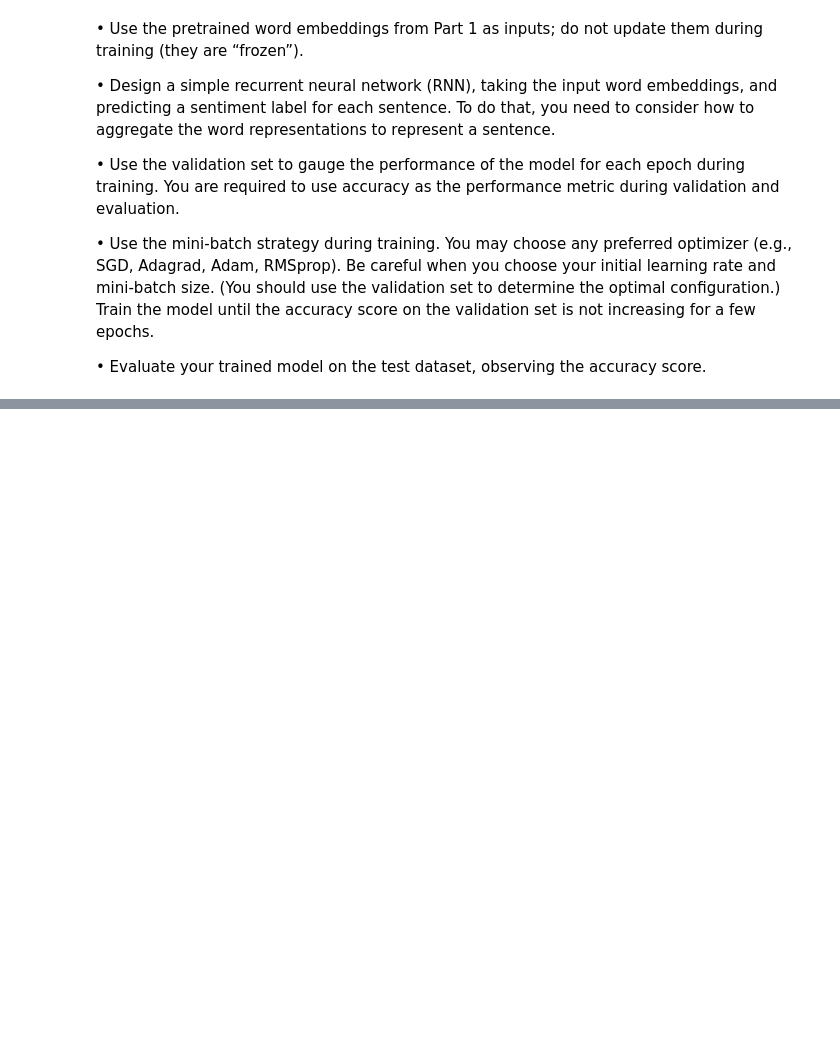
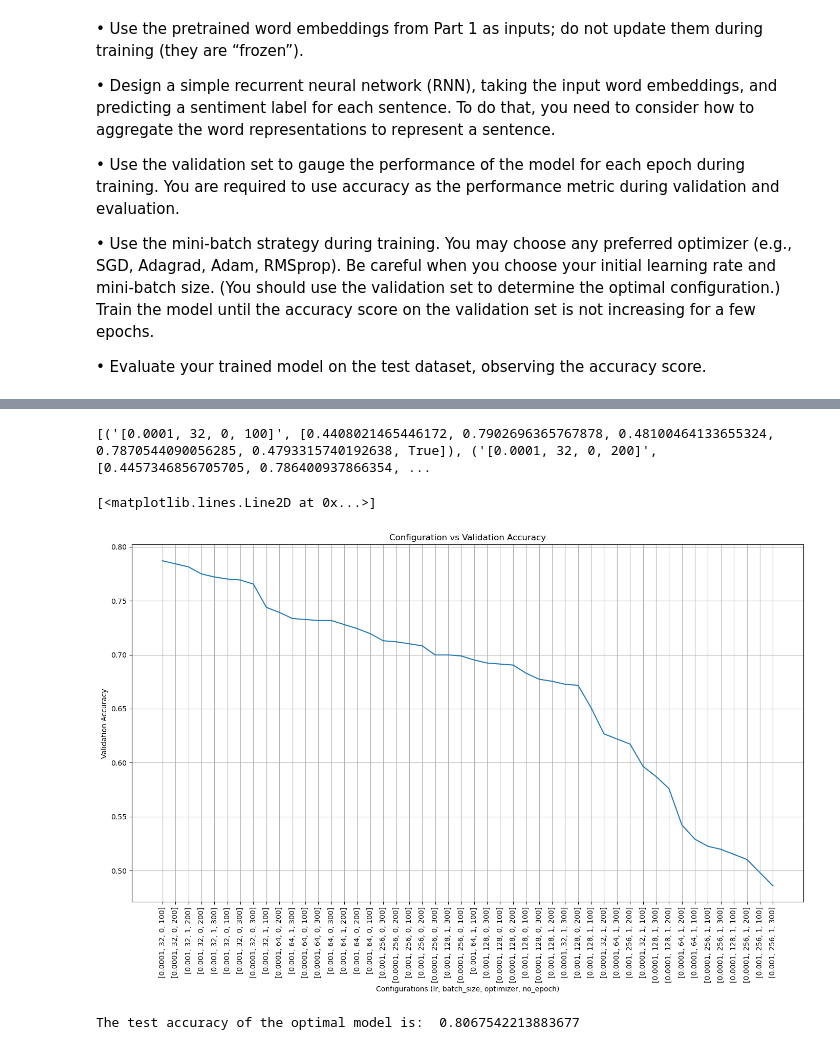
Before and after one commit to HiIAmTzeKean/SC4002-NLP, a Jupyter notebook: part_2.ipynb, the cells around one changed output, grey strips where cells are left out. Drawn from its saved outputs; the diff is of its cells as text; code cells hidden in the pictures; blank space fills up the shorter version.

```diff
--- a/part_2.ipynb
+++ b/part_2.ipynb
@@ -213,0 +786,6 @@ test set.
+# %%
+plot({"Train Acc": train_acc_mean_rnn, "Validation Acc": validation_acc_mean_rnn}, x_label="Epochs", y_label="Accuracy", title="Mean Pooling RNN Training and Validation Accuracy (Early Stop)")
+plot({"Train Loss": train_loss_mean_rnn, "Validation Loss": validation_loss_mean_rnn}, x_label="Epochs", y_label="Accuracy", title="Mean Pooling RNN Training and Validation Loss (Early Stop)")
+
+i = validation_acc_mean_rnn.index(max(validation_acc_mean_rnn))
+print("best performance (lowest validation loss) with validation acc:", max(validation_acc_mean_rnn), "validation loss:", validation_loss_mean_rnn[i])
@@ -213,0 +855,11 @@ test set.
+# %%
+# init searching configurations
+no_epochs = [100, 200, 300]
+lrs = [0.0001, 0.001]
+batch_sizes = [32, 64, 128, 256]
+optimizers = [torch.optim.Adam, torch.optim.SGD]
+
+# set fixed hyperparameters
+hidden_size=128
+num_layers=2
+dropout=0.3
@@ -213,0 +944,2 @@ test set.
+# %%
+results = find_optimal_model_1(no_epochs=no_epochs, lrs=lrs, optimizers=optimizers, batch_sizes=batch_sizes)
@@ -213,0 +967,21 @@ test set.
+# %%
+
+sorted_results = sorted(results.items(), key=lambda x: x[1][3], reverse=True)
+# %%
+print(sorted_results[:10])
+# %% [output]
+[('[0.0001, 32, 0, 100]', [0.4408021465446172, 0.7902696365767878, 0.48100464133655324, 0.7870544090056285, 0.4793315740192638, True]), ('[0.0001, 32, 0, 200]', [0.4457346856705705, 0.786400937866354, ...
+# %%
+configs = [x[0] for x in sorted_results]
+validate_accs = [x[1][3] for x in sorted_results]
+plt.figure(figsize=(14,8))
+plt.xticks(rotation=90)
+plt.xlabel("Configurations (lr, batch_size, optimizer, no_epoch)")
+plt.ylabel("Validation Accuracy")
+plt.title("Configuration vs Validation Accuracy")
+plt.grid(True)
+plt.tight_layout()
+plt.plot(configs, validate_accs)
+# %% [output]
+[<matplotlib.lines.Line2D at 0x...>]
+[figure, added]
@@ -213,0 +1042,4 @@ test set.
+# %%
+print("The test accuracy of the optimal model is: ", test_acc)
+# %% [output]
+The test accuracy of the optimal model is:  0.8067542213883677
```
Also changed, not shown: parts of 123 cells of this notebook.
